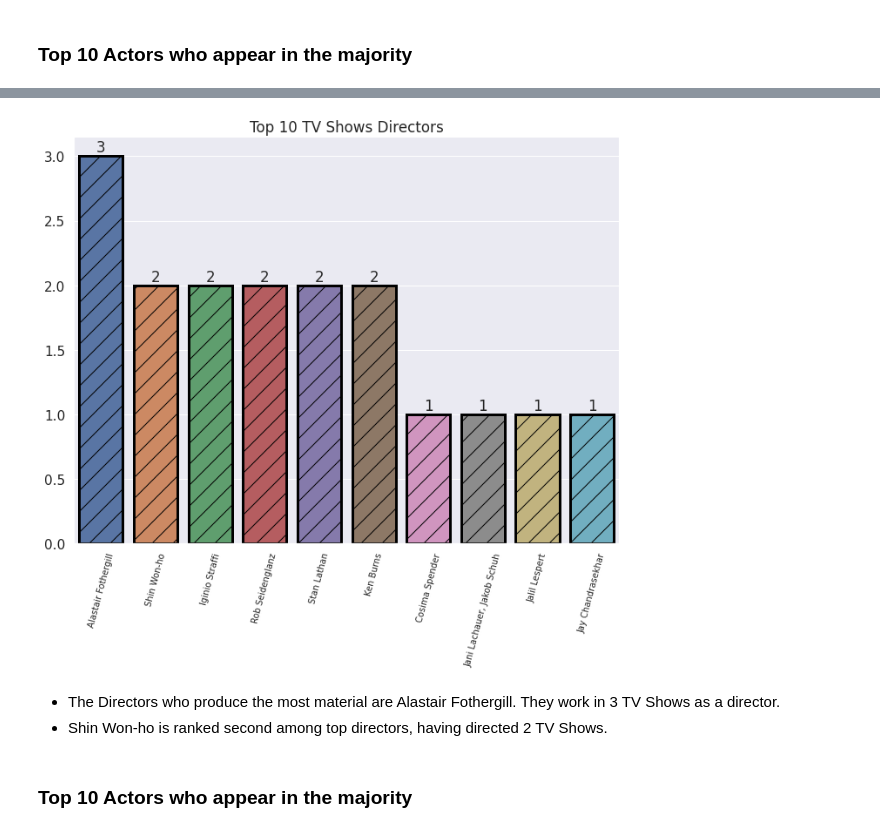
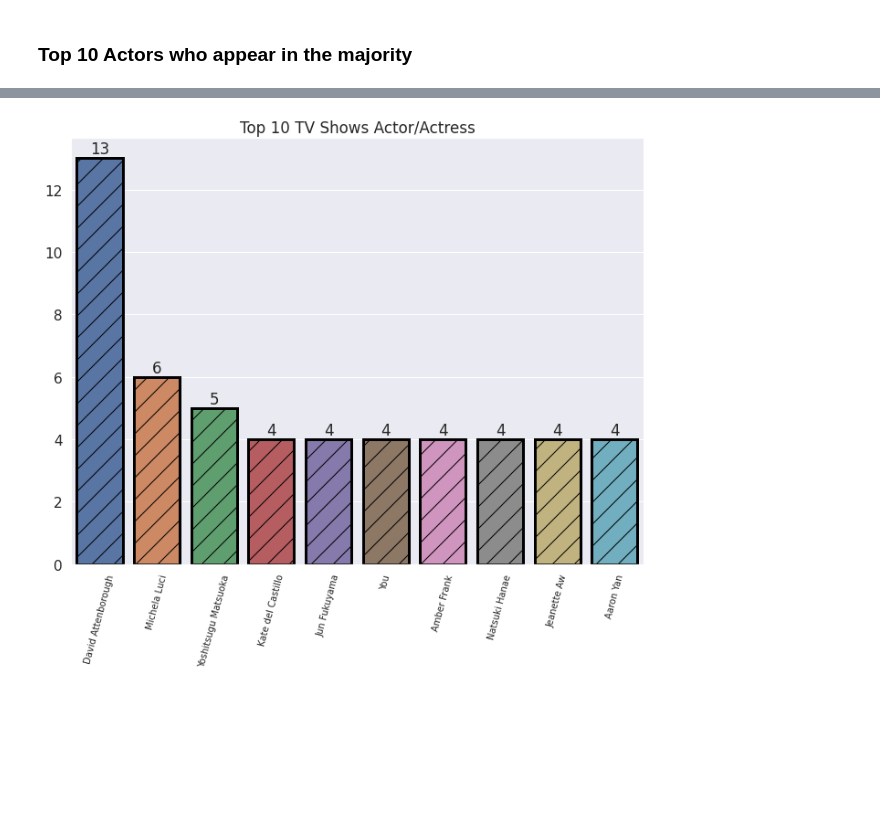
Before and after one commit to Anupam8858/NETFLIX-MOVIES-AND-TV-SHOWS-CLUSTERING, a Jupyter notebook: NETFLIX_MOVIES_AND_TV_SHOWS_CLUSTERING.ipynb, the cells around one changed output, grey strips where cells are left out. Saved outputs shown, nothing was run; the diff lists cells and outputs as text; code cells hidden in the pictures; blank space fills up the shorter version.

```diff
--- a/NETFLIX_MOVIES_AND_TV_SHOWS_CLUSTERING.ipynb
+++ b/NETFLIX_MOVIES_AND_TV_SHOWS_CLUSTERING.ipynb
@@ -212,3 +211,6 @@ dataset.drop(['date_added'],axis=1,inplace=True)
 # %%
 # Lets retrieve just the first country
 dataset['principal_country'] = dataset['country'].apply(lambda x: x.split(",")[0])
+# %%
+# Lets retrieve just the first actor/actress from the cast
+dataset['actor/actress'] = dataset['cast'].apply(lambda x: x.split(",")[0])
@@ -503,12 +499,12 @@ for p in ax.patches:
 # %% [markdown]
 ### Top 10 Actors who appear in the majority
 # %%
-# Top 10 most Productive Movie Directors
+# Top 10 Actor/Actress in Lead Role in movies
 plt.figure(figsize=(10,8))
-x = movies['director'].value_counts().index[1:11]
-y = movies['director'].value_counts().values[1:11]
+x = movies['actor/actress'].value_counts().index[1:11]
+y = movies['actor/actress'].value_counts().values[1:11]
 ax = sns.barplot(x,y,lw=3, ec='black' , hatch='/')
-plt.title('Top 10 Movies Directors')
+plt.title('Top 10 Movies Lead Actor/Actress')
 plt.xticks(rotation = 75, fontsize=10)
 
 # Adding Annotation
@@ -523,20 +519,15 @@ for p in ax.patches:
 # %%
-# Top 10 most Productive TV Shows Directors
+# Top 10 Actor/Actress in Lead Role in tv shows
 plt.figure(figsize=(10,8))
-x = tv_shows['director'].value_counts().index[1:11]
-y = tv_shows['director'].value_counts().values[1:11]
+x = tv_shows['actor/actress'].value_counts().index[1:11]
+y = tv_shows['actor/actress'].value_counts().values[1:11]
 ax = sns.barplot(x,y,lw=3, ec='black' , hatch='/')
-plt.title('Top 10 TV Shows Directors')
+plt.title('Top 10 TV Shows Actor/Actress')
 plt.xticks(rotation = 75, fontsize=10)
 
 # Adding Annotation
 for p in ax.patches:
   ax.annotate(format(p.get_height(), '.0f'), (p.get_x() + p.get_width() / 2., p.get_height()) , ha = 'center', va = 'center', xytext = (0, 10),
   textcoords = 'offset points')
 # %% [output]
-[figure, old version]
+[figure, new version]
-# %% [markdown]
-*   The Directors who produce the most material are Alastair Fothergill. They work in 3 TV Shows as a director.
-*   Shin Won-ho is ranked second among top directors, having directed 2 TV Shows.
-# %% [markdown]
-### Top 10 Actors who appear in the majority
```
Also changed, not shown: parts of 21 cells of this notebook.
